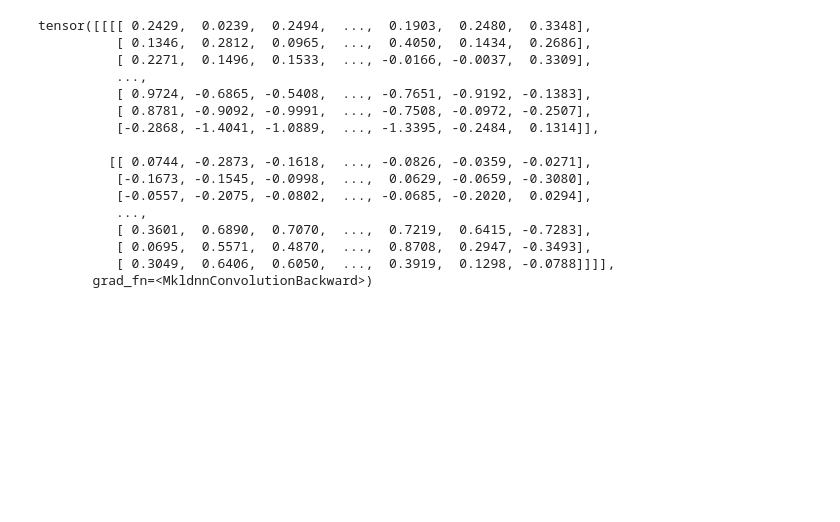
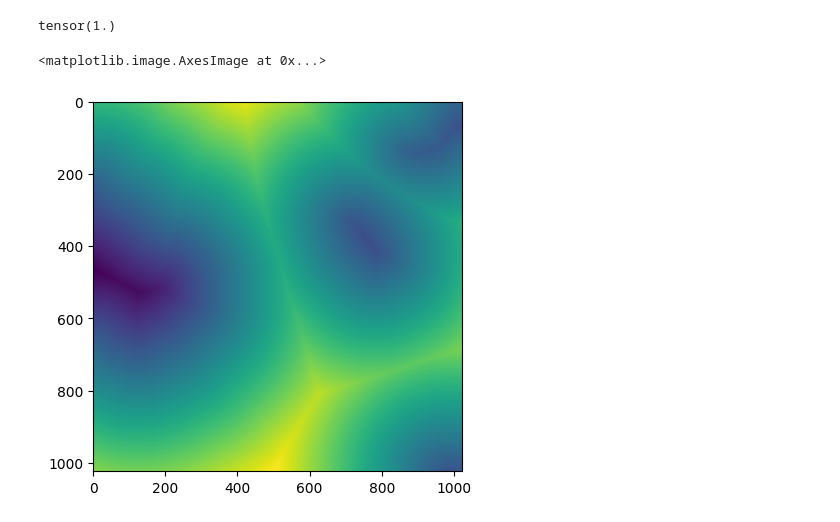
Before and after one commit to Momo1505/PRISM_UDA_3D, a Jupyter notebook: experiment.ipynb, the cells around one changed output. Drawn from its saved outputs; the diff is of its cells as text; code cells hidden in the pictures; blank space fills up the shorter version.

```diff
--- a/experiment.ipynb
+++ b/experiment.ipynb
@@ -192,20 +199 @@ model = TransUNetLike()
-# %%
-model(pl_image.unsqueeze(1).float(),sam_image.unsqueeze(1).float())
-# %% [output]
-tensor([[[[ 0.2429,  0.0239,  0.2494,  ...,  0.1903,  0.2480,  0.3348],
-          [ 0.1346,  0.2812,  0.0965,  ...,  0.4050,  0.1434,  0.2686],
-          [ 0.2271,  0.1496,  0.1533,  ..., -0.0166, -0.0037,  0.3309],
-          ...,
-          [ 0.9724, -0.6865, -0.5408,  ..., -0.7651, -0.9192, -0.1383],
-          [ 0.8781, -0.9092, -0.9991,  ..., -0.7508, -0.0972, -0.2507],
-          [-0.2868, -1.4041, -1.0889,  ..., -1.3395, -0.2484,  0.1314]],
-
-         [[ 0.0744, -0.2873, -0.1618,  ..., -0.0826, -0.0359, -0.0271],
-          [-0.1673, -0.1545, -0.0998,  ...,  0.0629, -0.0659, -0.3080],
-          [-0.0557, -0.2075, -0.0802,  ..., -0.0685, -0.2020,  0.0294],
-          ...,
-          [ 0.3601,  0.6890,  0.7070,  ...,  0.7219,  0.6415, -0.7283],
-          [ 0.0695,  0.5571,  0.4870,  ...,  0.8708,  0.2947, -0.3493],
-          [ 0.3049,  0.6406,  0.6050,  ...,  0.3919,  0.1298, -0.0788]]]],
-       grad_fn=<MkldnnConvolutionBackward>)
 # %%
@@ -213,3 +201,12 @@ result_mask1, result_mask2 = batch_extract_mix_redistribute(pl_image, sam_image)
+# %%
+result_mask1.max()
+# %% [output]
+tensor(1.)
+# %%
+plt.imshow(compute_sdf(pl_image.squeeze()))
+# %% [output]
+<matplotlib.image.AxesImage at 0x...>
+[figure, added]
 # %%
 fig,axes = plt.subplots(2,3,figsize=(16,8))
 axes = axes.flatten()
```
Also changed, not shown: parts of 5 cells of this notebook, 2 other files.
